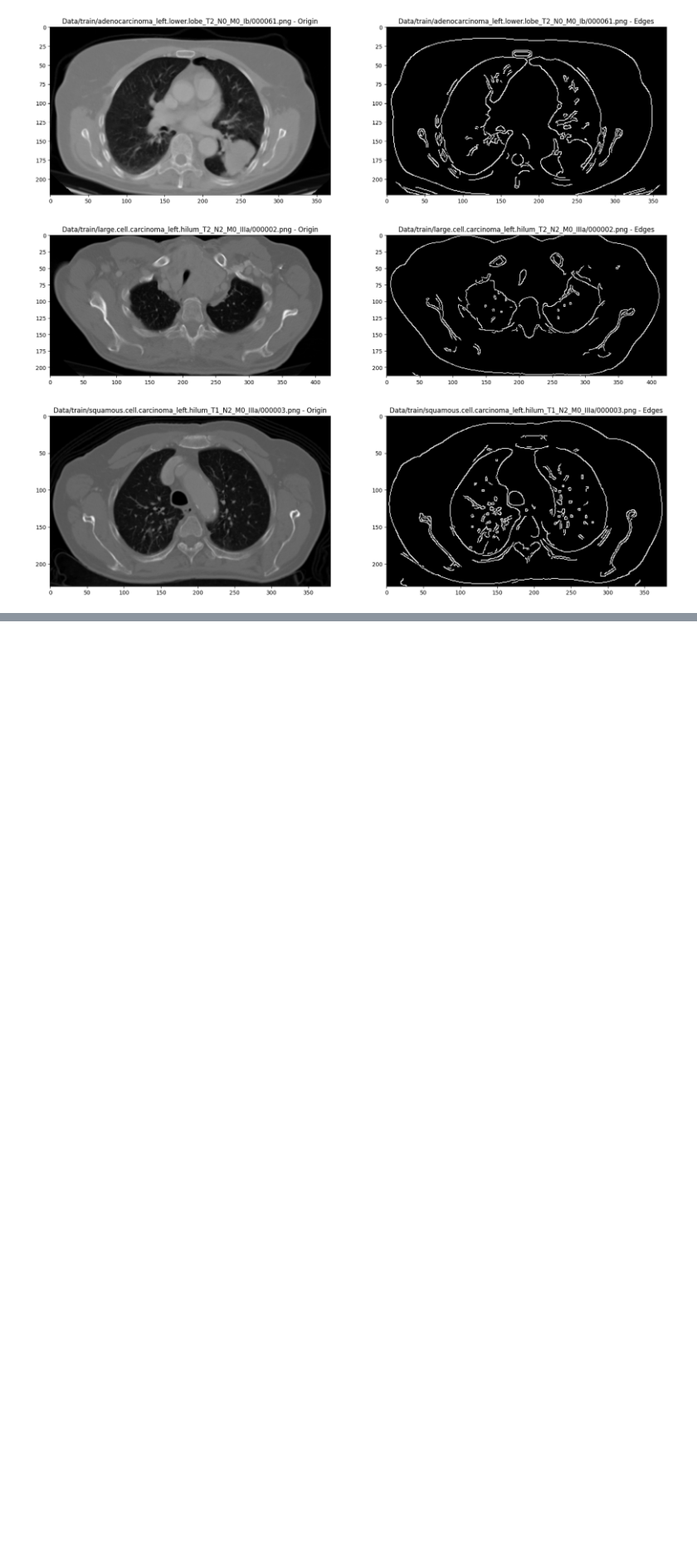
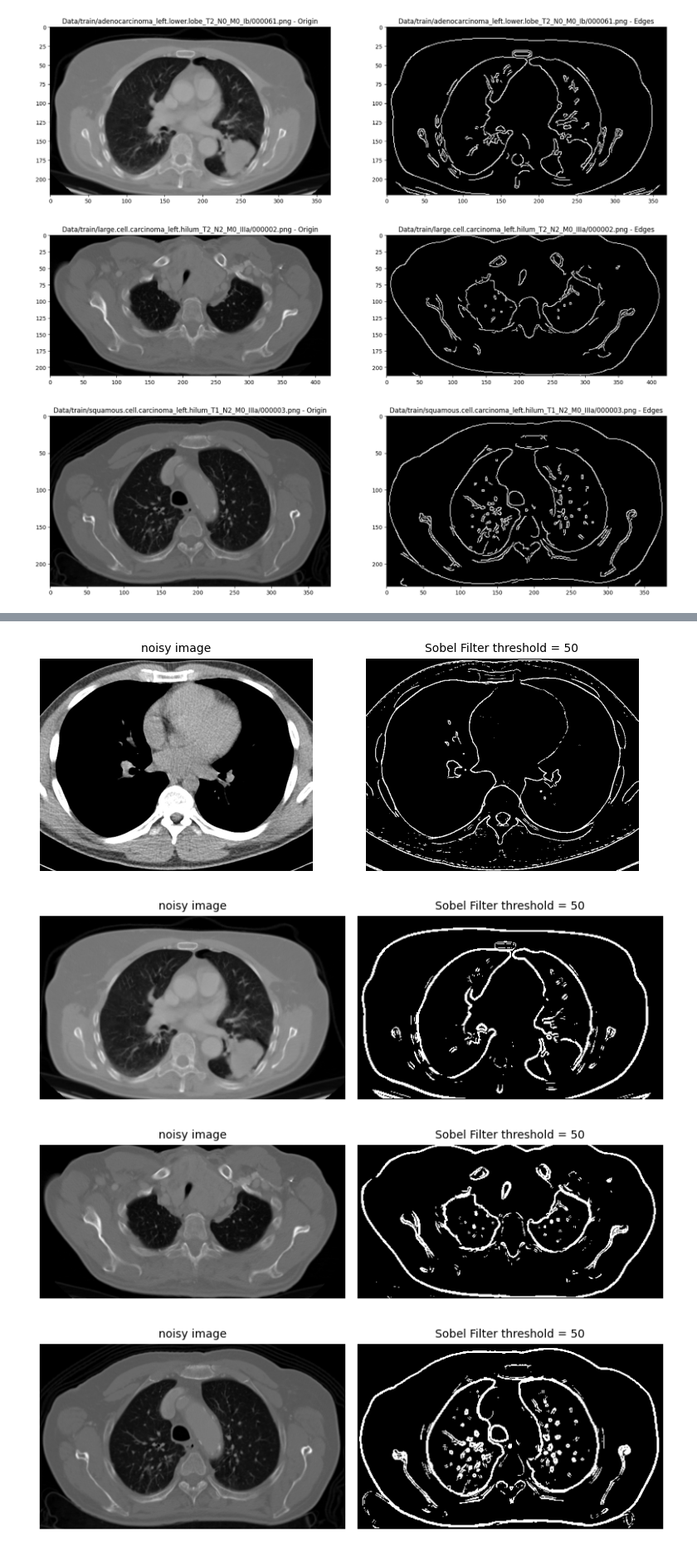
Before and after one commit to zacharyzimm/mids-281-final-project, a Jupyter notebook: canny_filter_harry.ipynb, the cells around one changed output, grey strips where cells are left out. Shown at 83% size. Saved outputs shown, nothing was run; the diff lists cells and outputs as text; code cells hidden in the pictures; blank space fills up the shorter version.

```diff
--- a/canny_filter_harry.ipynb
+++ b/canny_filter_harry.ipynb
@@ -87,0 +130,51 @@ apply_canny(s_path)
+# %%
+def detect_edges_sobel(image_path, threshold=100):
+    # Read the image in grayscale
+    image = cv2.imread(image_path, cv2.IMREAD_GRAYSCALE)
+
+    # Apply the Sobel operator to detect edges in the horizontal direction
+    sobel_x = cv2.Sobel(image, cv2.CV_64F, 1, 0, ksize=3)
+    sobel_x = np.abs(sobel_x)
+
+    # Apply the Sobel operator to detect edges in the vertical direction
+    sobel_y = cv2.Sobel(image, cv2.CV_64F, 0, 1, ksize=3)
+    sobel_y = np.abs(sobel_y)
+
+    # Combine the horizontal and vertical edges
+    edges = np.sqrt(np.square(sobel_x) + np.square(sobel_y))
+
+    # Normalize the edges to 0-255 range
+    edges = np.uint8(edges / np.max(edges) * 255)
+
+    # Threshold the edges to get a binary edge map
+    edges[edges < threshold] = 0
+    edges[edges >= threshold] = 255
+
+
+    # display results
+    fig, ax = plt.subplots(nrows=1, ncols=2, figsize=(8, 3))
+
+    ax[0].imshow(image, cmap='gray', vmin=0, vmax=255)
+    ax[0].set_title('noisy image', fontsize=10)
+
+    ax[1].imshow(edges, cmap='gray', vmin=0, vmax=255)
+    title = 'Sobel Filter threshold = ' + str(threshold)
+    ax[1].set_title(title, fontsize=10)
+
+    for a in ax:
+        a.axis('off')
+
+    fig.tight_layout()
+    plt.show()
+
+
+# Example usage:
+detect_edges_sobel(n_path, threshold=50)
+detect_edges_sobel(a_path, threshold=50)
+detect_edges_sobel(l_path, threshold=50)
+detect_edges_sobel(s_path, threshold=50)
+# %% [output]
+[figure, added]
+[figure, added]
+[figure, added]
+[figure, added]
```
Also changed, not shown: parts of 5 cells of this notebook.
